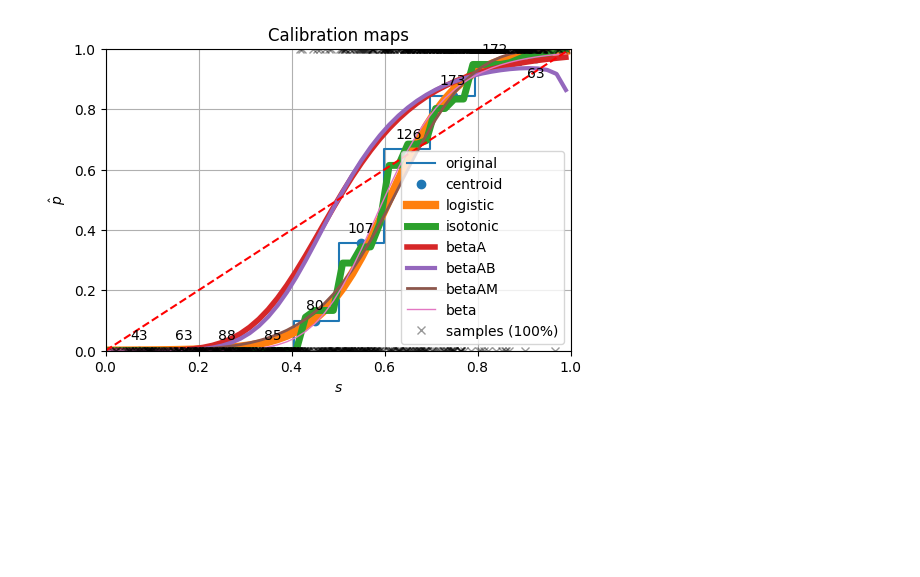
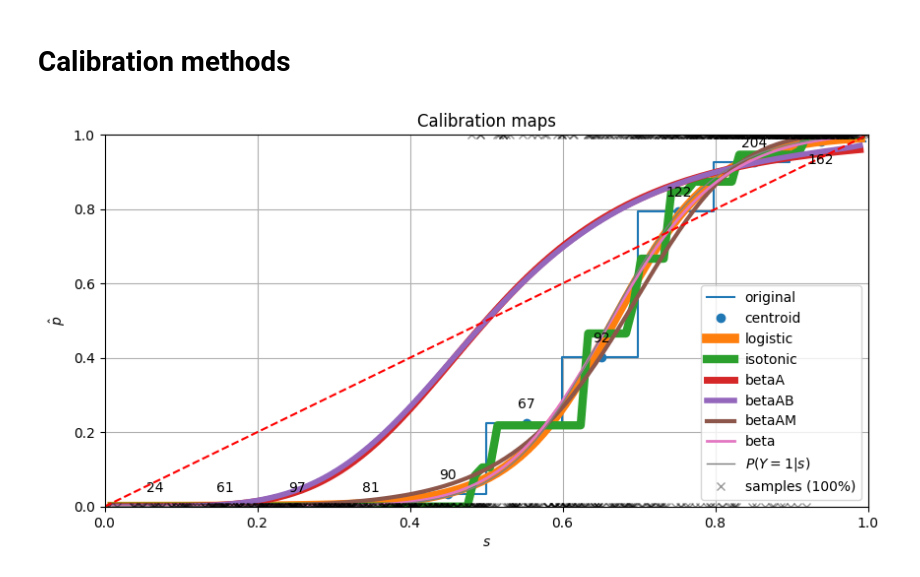
Before and after one commit to betacal/python, a Jupyter notebook: tutorial/beta_scores.ipynb, the cells around one changed output. Saved outputs shown, nothing was run; the diff lists cells and outputs as text; code cells hidden in the pictures; blank space fills up the shorter version.

```diff
--- a/tutorial/beta_scores.ipynb
+++ b/tutorial/beta_scores.ipynb
@@ -7,7 +7,6 @@ module_path = os.path.abspath(os.path.join('..'))
 if module_path not in sys.path:
     sys.path.insert(1, module_path)
 
-print sys.path
 from collections import OrderedDict
 
 import numpy as np
@@ -20,3 +19,12 @@ from betacal import BetaCalibration
 from utils.utils import MyLogisticRegression
 
 from utils.visualisations import plot_reliability_diagram
+
+from scipy.optimize import minimize_scalar
+
+from scipy.special import gamma
+from scipy.special import beta as betaconst
+
+from functools import partial
+
+plt.rcParams['figure.figsize'] = (10, 4)
@@ -29,7 +37,7 @@ prior1 = 1-prior0
 a0 = 2.0
 b0 = 3.0
 a1 = 10.0
-b1 = 3.0
+b1 = 2.0
 pos_x = np.random.beta(a0, b0, int(n_samples*prior0))
 neg_x = np.random.beta(a1, b1, int(n_samples*prior1))
 
@@ -43,6 +53,7 @@ plt.scatter(x, y, marker='x', alpha=0.1)
 # %%
-s = np.linspace(0.01, 0.99, 50)
+s = np.linspace(0.01, 0.99, 100)
 
-plt.plot(s, beta.pdf(s, a0, b0))
-plt.plot(s, beta.pdf(s, a1, b1))
+plt.plot(s, beta.pdf(s, a0, b0), label='$beta_0$')
+plt.plot(s, beta.pdf(s, a1, b1), label='$beta_1$')
+plt.legend()
 # %% [output]
@@ -50,0 +64,18 @@ plt.plot(s, beta.pdf(s, a1, b1))
+# %%
+beta0 = betaconst(a0, b0)
+beta1 = betaconst(a1, b1)
+print('a0 = {}, b0 = {}, beta0 = {}, prior0 = {}'.format(a0, b0, beta0, prior0))
+print('a1 = {}, b1 = {}, beta1 = {}, prior1 = {}'.format(a1, b1, beta1, prior1))
+
+def posterior(x, a0, b0, beta0, a1, b1, beta1):
+    return np.divide(prior1 * ((x**(a1 - 1))*((1 - x)**(b1 - 1))) / beta1,
+                     prior1 * ((x**(a1 - 1))*((1 - x)**(b1 - 1))) / beta1 +
+                     prior0 * ((x**(a0 - 1))*((1 - x)**(b0 - 1))) / beta0)
+
+posterior1 = partial(posterior, a0=a0, b0=b0, beta0=beta0, a1=a1, b1=b1, beta1=beta1)
+
+plt.scatter(x, y, marker='x', alpha=0.1, label='samples')
+plt.plot(s, posterior1(s), label='$p(y=1|s)$')
+leg = plt.legend()
+for lh in leg.legendHandles:
+    lh.set_alpha(1)
@@ -51,3 +86,5 @@ plt.plot(s, beta.pdf(s, a1, b1))
+# %% [markdown]
+# Calibration methods
 # %%
 tiny = np.finfo(np.float).eps
 
@@ -55,33 +92,35 @@ lr = MyLogisticRegression(C=99999999999)
 iso = IsotonicRegression(out_of_bounds='clip')
 bca = BetaCalibration(parameters="a")
 bcab = BetaCalibration(parameters="ab")
 bcam = BetaCalibration(parameters="am")
 bc = BetaCalibration(parameters="abm")
 
 beta_calibrators = OrderedDict([('betaA', bca),
                                 ('betaAB', bcab),
                                 ('betaAM', bcam),
                                 ('beta', bc),
                                 ])
 
 calibrators = OrderedDict([('logistic', lr),
                            ('isotonic', iso)]
                          )
 calibrators.update(beta_calibrators)
 
 # Train calibrators
 calib_map = OrderedDict()
 for key in calibrators.keys():
     calibrators[key].fit(x, y)
     # Generate calibration map
     calib_map[key] = calibrators[key].predict(s)
 
-fig = plt.figure('rel_map')
+calib_map['$P(Y=1|s)$'] = posterior1(s)
+
+fig = plt.figure('rel_map', figsize=(10,5))
 fig = plot_reliability_diagram(x, y, s,
                          calib_map.values(),
-                         legend_set=calibrators.keys(),
+                         legend_set=calib_map.keys(),
                          alpha=tiny, scatter_prop=1.0,
                          title='Calibration maps',
                          fig=fig)
 # %% [output]
-[figure, old version]
+[figure, new version]
```
Also changed, not shown: parts of 11 cells of this notebook.
